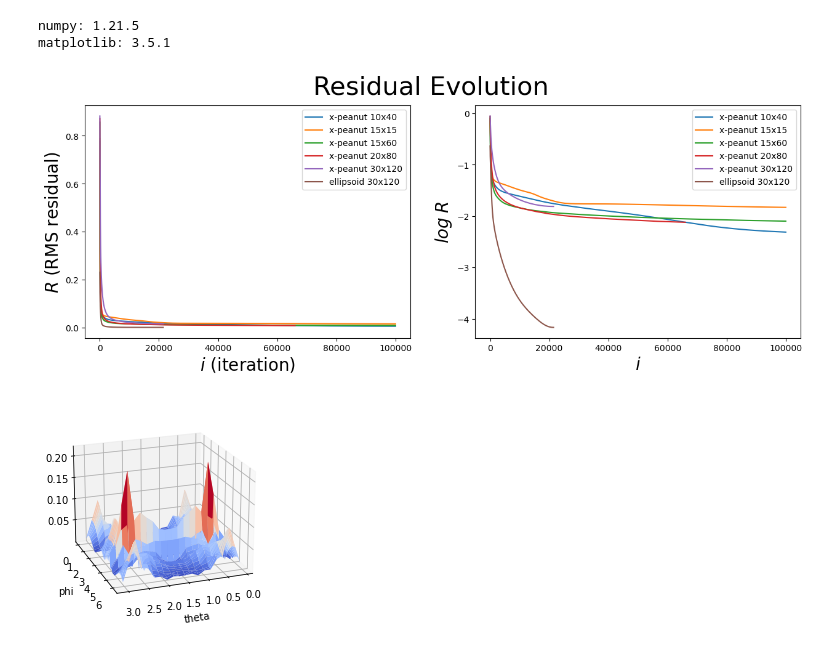
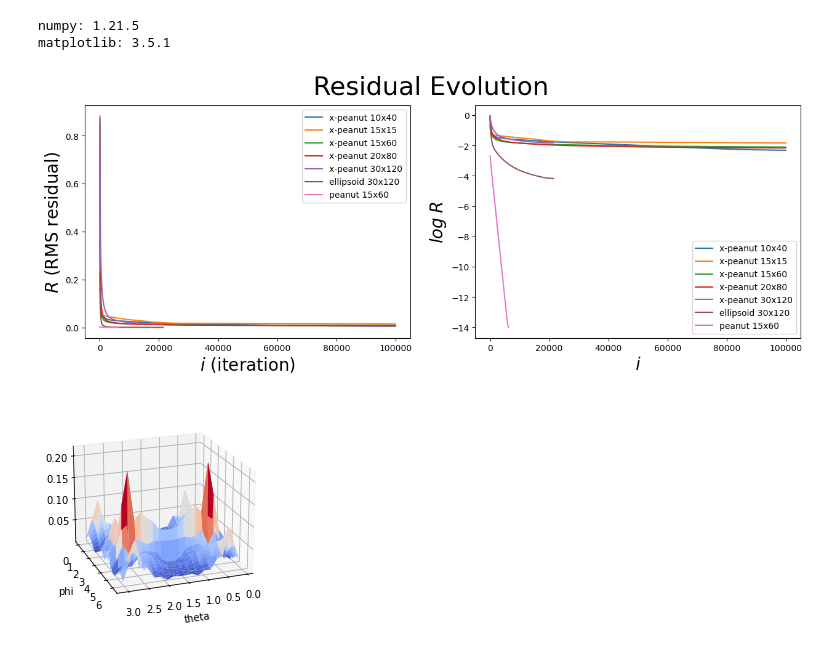
Before and after one commit to iago-mendes/eucled, a Jupyter notebook: src/exercises/08-embedding/assets/plots.ipynb, the cells around one changed output. Saved outputs shown, nothing was run; the diff lists cells and outputs as text; code cells hidden in the pictures.

```diff
--- a/src/exercises/08-embedding/assets/plots.ipynb
+++ b/src/exercises/08-embedding/assets/plots.ipynb
@@ -33,6 +33,7 @@ entries = [
 	[np.genfromtxt('residuals_numerical_20x80.csv', delimiter=','), 'x-peanut 20x80'],
 	[np.genfromtxt('residuals_numerical_30x120.csv', delimiter=','), 'x-peanut 30x120'],
 	[np.genfromtxt('residuals_ellipsoid_30x120_euler.csv', delimiter=','), 'ellipsoid 30x120'],
+	[np.genfromtxt('residuals_peanut_15x60.csv', delimiter=','), 'peanut 15x60'],
 ]
 
 
@@ -45,34 +46,34 @@ for entry in entries:
 	label = entry[1]
 
 	# for i in i_values:
 	# 	log_i_values.append(np.log(i) / np.log(10))
 
 	for residual in residuals:
 		log_residuals.append(np.log(residual) / np.log(10))
 
 	ax1.plot(i_values, residuals, label = label)
 	ax1.set(xlabel='$i$ (iteration)', ylabel='$R$ (RMS residual)')
 
 
 	ax2.plot(i_values, log_residuals, label = label)
 	ax2.set(xlabel='$i$', ylabel='$log \; R$')
 	# ax2.plot(log_i_values, log_residuals)
 	# ax2.set(xlabel='$\log \; i$', ylabel='$\log \; R$')
 
 ax1.xaxis.label.set_fontsize(20)
 ax1.yaxis.label.set_fontsize(20)
 ax2.xaxis.label.set_fontsize(20)
 ax2.yaxis.label.set_fontsize(20)
 
 fig.suptitle('Residual Evolution', fontsize=30)
 fig.set_size_inches(15, 5, forward=True)
 fig.set_dpi(100)
 
 ax1.legend()
 ax2.legend()
 plt.show()
 # %% [output]
-[figure, old version]
+[figure, new version]
 # %%
 # RESIDUAL DISTRIBUTION ANIMATION
 
```
Also changed, not shown: 2 other files.
